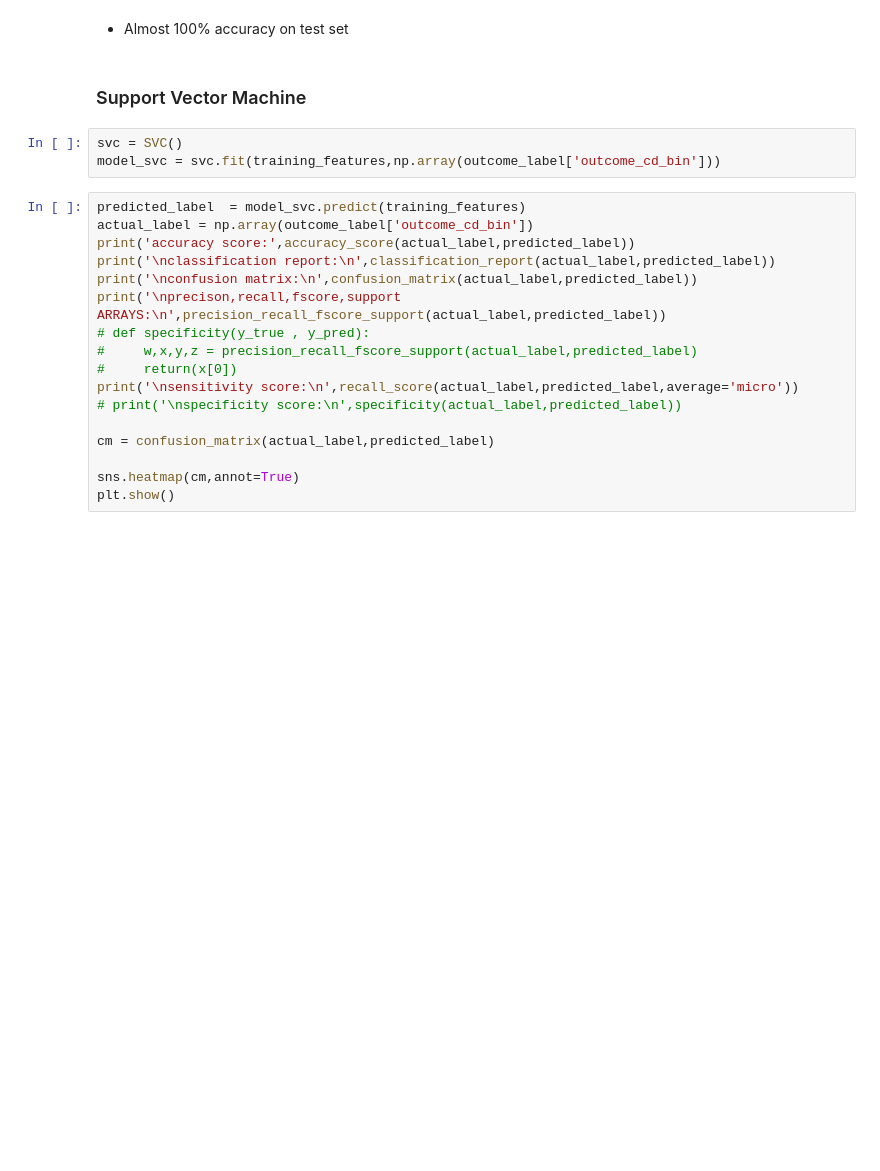
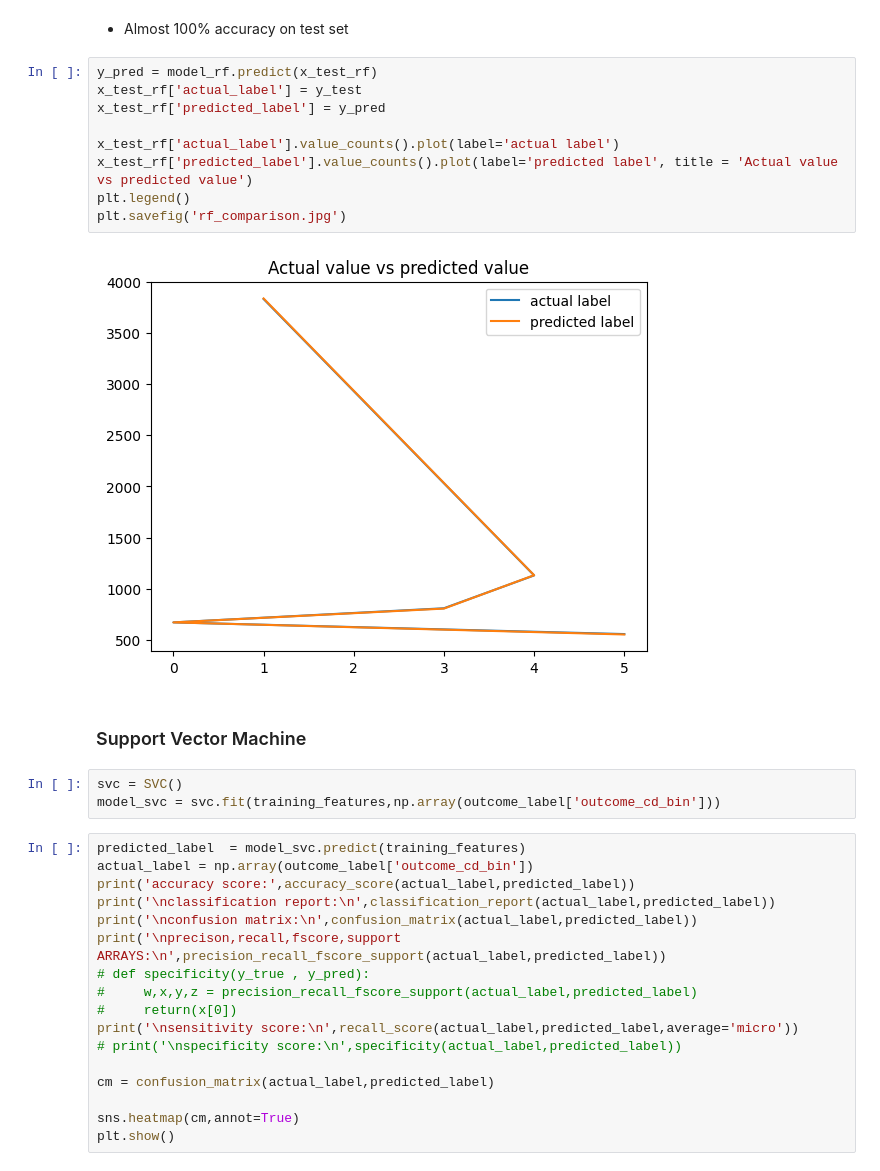
Before and after one commit to Taoheed-O/Tuberculosis_Survival_prediction, a Jupyter notebook: Machine_learning.ipynb, the cells around one changed output. Saved outputs shown, nothing was run; the diff lists cells and outputs as text; blank space fills up the shorter version.

```diff
--- a/Machine_learning.ipynb
+++ b/Machine_learning.ipynb
@@ -661,5 +676,16 @@ Accuracy on test dataset:  0.9965724078834619
 # %% [markdown]
 - Almost 100% accuracy on test set
+# %%
+y_pred = model_rf.predict(x_test_rf)
+x_test_rf['actual_label'] = y_test
+x_test_rf['predicted_label'] = y_pred
+
+x_test_rf['actual_label'].value_counts().plot(label='actual label')
+x_test_rf['predicted_label'].value_counts().plot(label='predicted label', title = 'Actual value vs predicted value')
+plt.legend()
+plt.savefig('rf_comparison.jpg')
+# %% [output]
+[figure, added]
 # %% [markdown]
 ### Support Vector Machine
 # %%
```
Also changed, not shown: parts of 15 cells of this notebook, 5 other files.
